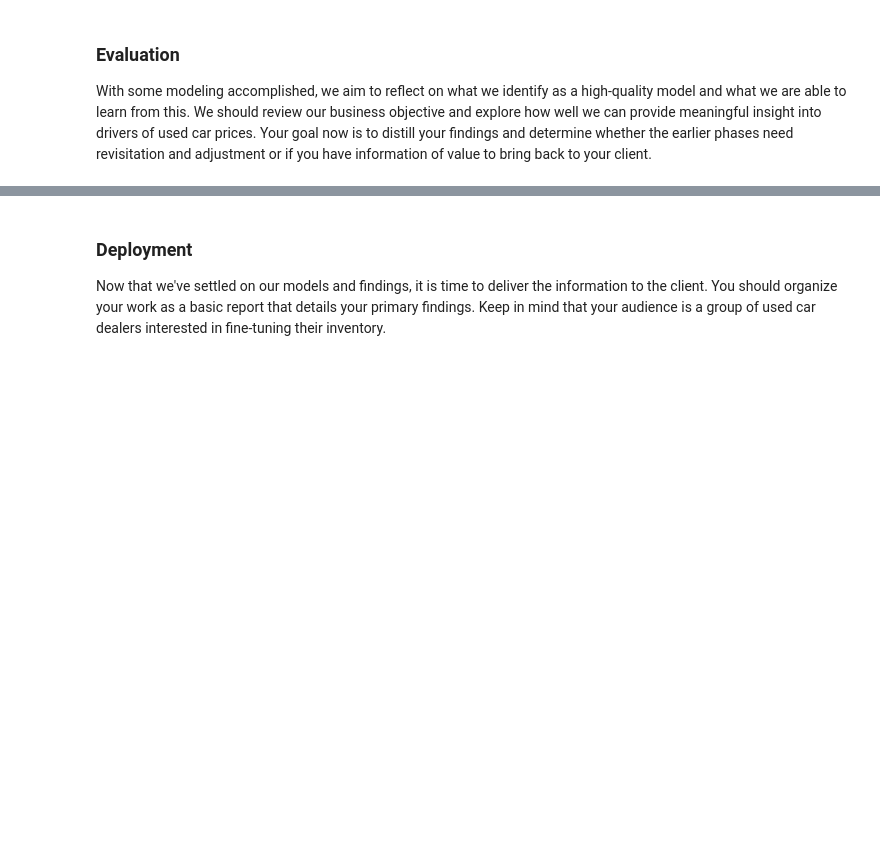
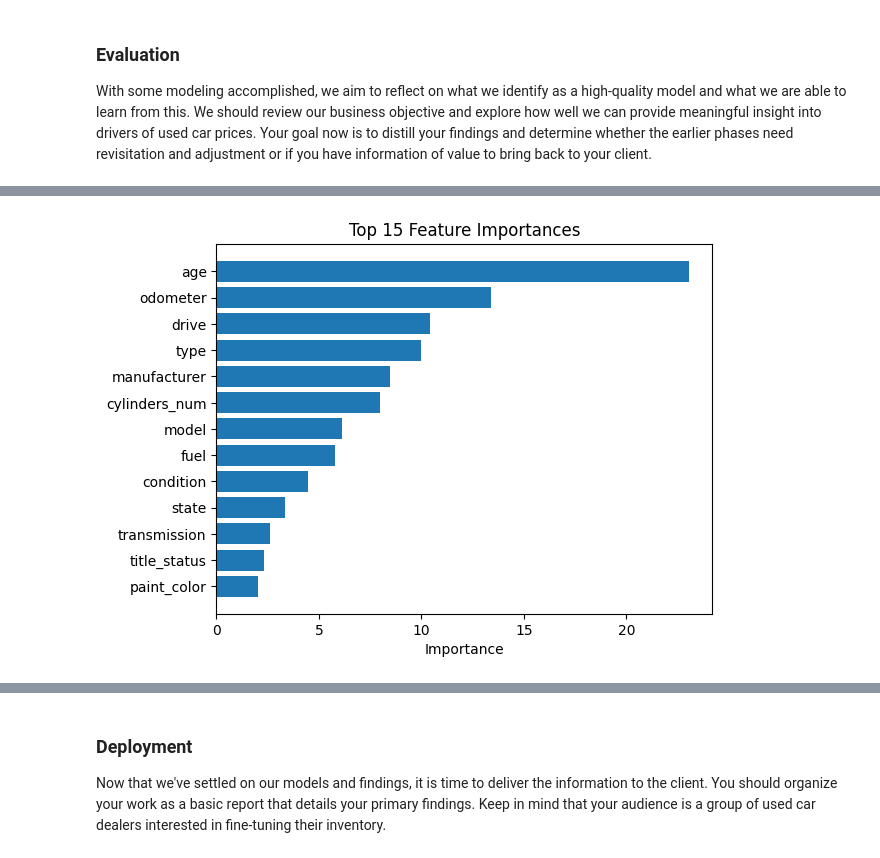
Before and after one commit to thechiangsta/UCB-Module-11-Assignment, a Jupyter notebook: car_price_analysis.ipynb, the cells around one changed output, grey strips where cells are left out. Cells and saved outputs as stored; diff of their text form; code cells hidden in the pictures; blank space fills up the shorter version.

```diff
--- a/car_price_analysis.ipynb
+++ b/car_price_analysis.ipynb
@@ -564,0 +577,15 @@ plt.show()
+# %%
+importances = cat_boost.get_feature_importance()
+feature_names = X_train.columns
+
+importance_df = pd.DataFrame(
+    {"Feature": feature_names, "Importance": importances}
+).sort_values(by="Importance", ascending=False)
+
+plt.figure()
+plt.barh(importance_df["Feature"][:15][::-1], importance_df["Importance"][:15][::-1])
+plt.xlabel("Importance")
+plt.title("Top 15 Feature Importances")
+plt.show()
+# %% [output]
+[figure, added]
```
Also changed, not shown: parts of 10 cells of this notebook, 23 other files.
